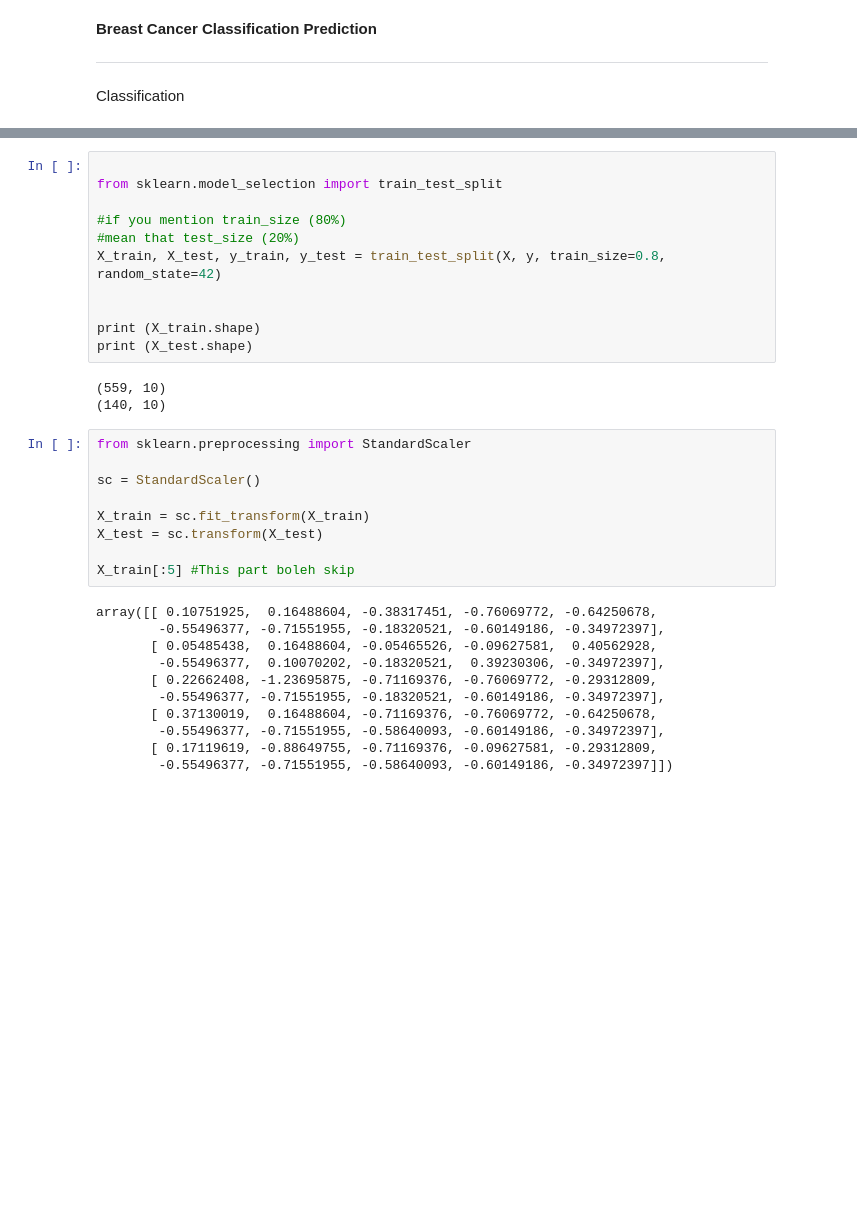
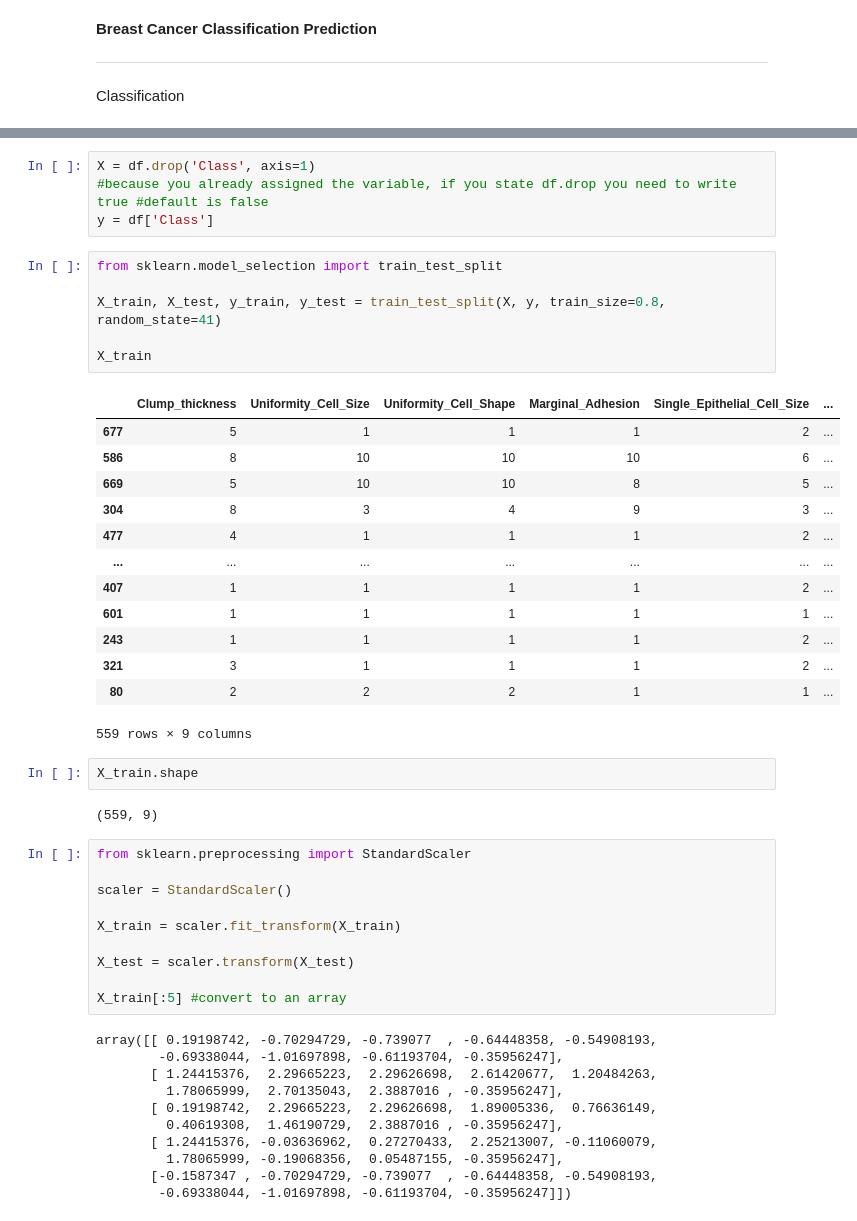
Before and after one commit to NumpyNerd/Machine-Learning, a Jupyter notebook: 07_Breast_Cancer_Classification_Prediction.ipynb, the cells around one changed output, grey strips where cells are left out. Cells and saved outputs as stored; diff of their text form; blank space fills up the shorter version.

```diff
--- a/07_Breast_Cancer_Classification_Prediction.ipynb
+++ b/07_Breast_Cancer_Classification_Prediction.ipynb
@@ -299,34 +227,49 @@ Split train test
+# %%
+X = df.drop('Class', axis=1)
+#because you already assigned the variable, if you state df.drop you need to write true #default is false
+y = df['Class']
 # %%
-
 from sklearn.model_selection import train_test_split
 
-#if you mention train_size (80%)
-#mean that test_size (20%)
-X_train, X_test, y_train, y_test = train_test_split(X, y, train_size=0.8, random_state=42)
+X_train, X_test, y_train, y_test = train_test_split(X, y, train_size=0.8, random_state=41)
 
-
-print (X_train.shape)
-print (X_test.shape)
+X_train
 # %% [output]
+|  | Clump_thickness | Uniformity_Cell_Size | Uniformity_Cell_Shape | Marginal_Adhesion | Single_Epithelial_Cell_Size | ... |
+| 677 | 5 | 1 | 1 | 1 | 2 | ... |
+| 586 | 8 | 10 | 10 | 10 | 6 | ... |
+| 669 | 5 | 10 | 10 | 8 | 5 | ... |
+| 304 | 8 | 3 | 4 | 9 | 3 | ... |
+| 477 | 4 | 1 | 1 | 1 | 2 | ... |
+| ... | ... | ... | ... | ... | ... | ... |
+| 407 | 1 | 1 | 1 | 1 | 2 | ... |
+| 601 | 1 | 1 | 1 | 1 | 1 | ... |
+| 243 | 1 | 1 | 1 | 1 | 2 | ... |
+| 321 | 3 | 1 | 1 | 1 | 2 | ... |
+| 80 | 2 | 2 | 2 | 1 | 1 | ... |
-(559, 10)
-(140, 10)
+559 rows × 9 columns
+# %%
+X_train.shape
+# %% [output]
+(559, 9)
 # %%
 from sklearn.preprocessing import StandardScaler
 
-sc = StandardScaler()
+scaler = StandardScaler()
 
-X_train = sc.fit_transform(X_train)
-X_test = sc.transform(X_test)
+X_train = scaler.fit_transform(X_train)
 
-X_train[:5] #This part boleh skip
+X_test = scaler.transform(X_test)
+
+X_train[:5] #convert to an array
 # %% [output]
-array([[ 0.10751925,  0.16488604, -0.38317451, -0.76069772, -0.64250678,
-        -0.55496377, -0.71551955, -0.18320521, -0.60149186, -0.34972397],
-       [ 0.05485438,  0.16488604, -0.05465526, -0.09627581,  0.40562928,
-        -0.55496377,  0.10070202, -0.18320521,  0.39230306, -0.34972397],
-       [ 0.22662408, -1.23695875, -0.71169376, -0.76069772, -0.29312809,
-        -0.55496377, -0.71551955, -0.18320521, -0.60149186, -0.34972397],
-       [ 0.37130019,  0.16488604, -0.71169376, -0.76069772, -0.64250678,
-        -0.55496377, -0.71551955, -0.58640093, -0.60149186, -0.34972397],
-       [ 0.17119619, -0.88649755, -0.71169376, -0.09627581, -0.29312809,
-        -0.55496377, -0.71551955, -0.58640093, -0.60149186, -0.34972397]])
+array([[ 0.19198742, -0.70294729, -0.739077  , -0.64448358, -0.54908193,
+        -0.69338044, -1.01697898, -0.61193704, -0.35956247],
+       [ 1.24415376,  2.29665223,  2.29626698,  2.61420677,  1.20484263,
+         1.78065999,  2.70135043,  2.3887016 , -0.35956247],
+       [ 0.19198742,  2.29665223,  2.29626698,  1.89005336,  0.76636149,
+         0.40619308,  1.46190729,  2.3887016 , -0.35956247],
+       [ 1.24415376, -0.03636962,  0.27270433,  2.25213007, -0.11060079,
+         1.78065999, -0.19068356,  0.05487155, -0.35956247],
+       [-0.1587347 , -0.70294729, -0.739077  , -0.64448358, -0.54908193,
+        -0.69338044, -1.01697898, -0.61193704, -0.35956247]])
```
Also changed, not shown: parts of 48 cells of this notebook.
